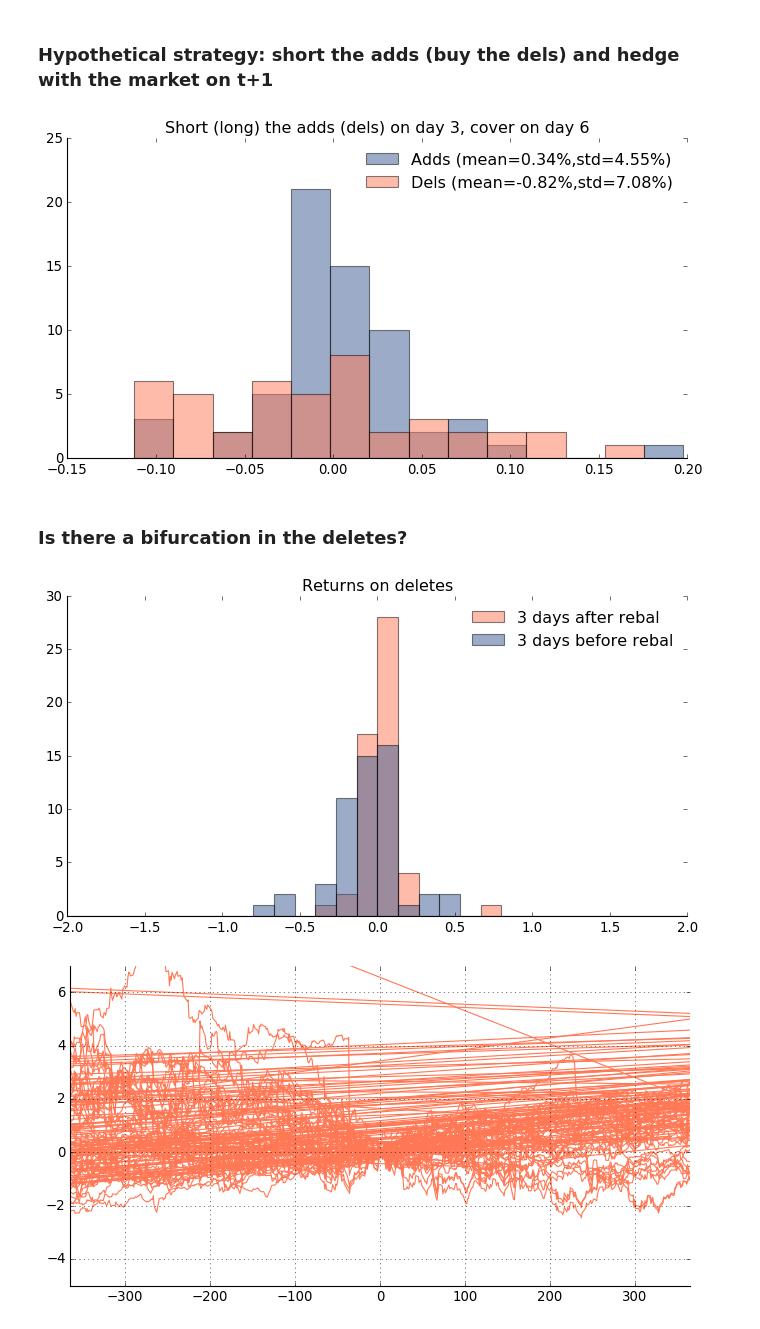
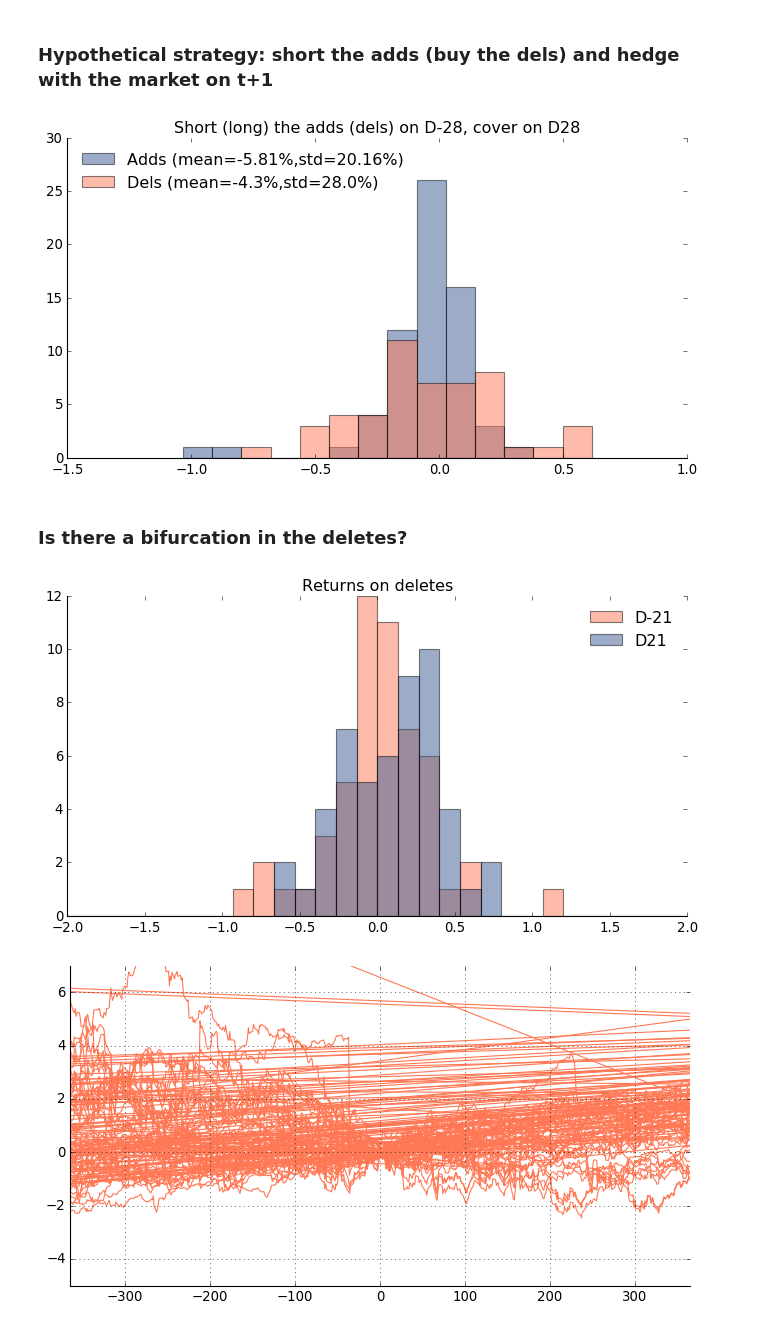
Before and after one commit to ebryce/Portfolio-Risk, a Jupyter notebook: thesis.ipynb, the cells around one changed output. Cells and saved outputs as stored; diff of their text form; code cells hidden in the pictures.

```diff
--- a/thesis.ipynb
+++ b/thesis.ipynb
@@ -288,9 +296,8 @@ for factor in ['return_to_rebal','alpha_to_rebal']:
     plt.ylabel('Culmulative returns\nNot side-adjusted')
     plt.xlabel('Days Since (To) Rebalance')
 
-    xlim = [-365,365]
-
-    plt.xlim(xlim)
+    plt.xlim(time_range)
+    plt.ylim(-0.5,0.5)
     plt.show()
     #plt.ylim(ylim)
 # %% [output]
@@ -302,39 +309,38 @@ for factor in ['return_to_rebal','alpha_to_rebal']:
 plt.style.use('classic')
 
 fig = plt.figure(figsize=(10,5))
 fig.patch.set_facecolor('white')
 ax = fig.add_subplot(1, 1, 1)
 
 ax.spines['left'].set_visible(True)
 ax.spines['top'].set_visible(False)
 ax.spines['right'].set_visible(False)
 ax.spines['bottom'].set_visible(True)
 
-t = [3,6]
-t0 = df[df['d']==t[0]][['ticker','rebal_date','flag','px']]
-t1 = df[df['d']==t[1]][['ticker','px']]
+t0 = df[df['d']==time_range[0]][['ticker','rebal_date','flag','px']]
+t1 = df[df['d']==time_range[1]][['ticker','px']]
 delta = pd.merge(left=t0,right=t1, on=['ticker'], suffixes=['0','1'])
 delta['dpx'] = delta['px1']-delta['px0']
 delta['return'] = -delta['dpx']/delta['px0']*delta['flag']
 
 bins = np.linspace(delta['return'].min(), delta['return'].max(),15)
 
 flag_colors = {-1:'xkcd:melon',1:'xkcd:denim blue'}
 side_names = {-1:'Dels',1:'Adds'}
 
 legend = []
 for flag in delta['flag'].unique():
     plt.hist(delta[delta['flag']==flag]['return'], color=flag_colors[flag], alpha=0.5, bins=bins)
     legend.append('{flag} (mean={mean}%,std={std}%)'.format(flag=side_names[flag],
                                                             mean=round(delta[delta['flag']==flag]['return'].mean()*100,2),
                                                             std=round(delta[delta['flag']==flag]['return'].std()*100,2)))
 plt.legend(legend, frameon=False, loc='best')
 
-plt.title('Short (long) the adds (dels) on day {t0}, cover on day {t1}'.format(t0=t[0],
-    t1=t[1]))
+plt.title('Short (long) the adds (dels) on D{t0}, cover on D{t1}'.format(t0=time_range[0],
+    t1=time_range[1]))
 plt.show()
 # %% [output]
-[figure, old version]
+[figure, new version]
 # %% [markdown]
 ### Is there a bifurcation in the deletes?
 # %%
@@ -349,18 +355,19 @@ ax.spines['top'].set_visible(False)
 ax.spines['right'].set_visible(False)
 ax.spines['bottom'].set_visible(True)
 
-days_out = 3
 bins = np.linspace(-2,2,31)
-plt.hist(df[(df['flag']==-1) & (df['d']==days_out   )]['alpha_to_rebal']*-1, color=flag_colors[-1], alpha=0.5, bins=bins)
-plt.hist(df[(df['flag']==-1) & (df['d']==days_out*-1)]['alpha_to_rebal']*-1, color=flag_colors[1], alpha=0.5, bins=bins)
+plt.hist(df[(df['flag']==-1) & (df['d']==time_range[0]   )]['alpha_to_rebal']*-1, color=flag_colors[-1], alpha=0.5, bins=bins)
+plt.hist(df[(df['flag']==-1) & (df['d']==time_range[1])]['alpha_to_rebal']*-1, color=flag_colors[1], alpha=0.5, bins=bins)
 plt.title('Returns on deletes')
 
-plt.legend(['{Days} days after rebal'.format(Days=days_out)
-            ,'{Days} days before rebal'.format(Days=days_out)],
+# TODO: look at TSX60 adds/dels
+
+plt.legend(['D{Days}'.format(Days=time_range[0])
+            ,'D{Days}'.format(Days=time_range[1])],
             frameon=False, loc='best')
 plt.show()
 # %% [output]
-[figure, old version]
+[figure, new version]
 # %%
 plt.style.use('classic')
 
```
Also changed, not shown: parts of 22 cells of this notebook.
